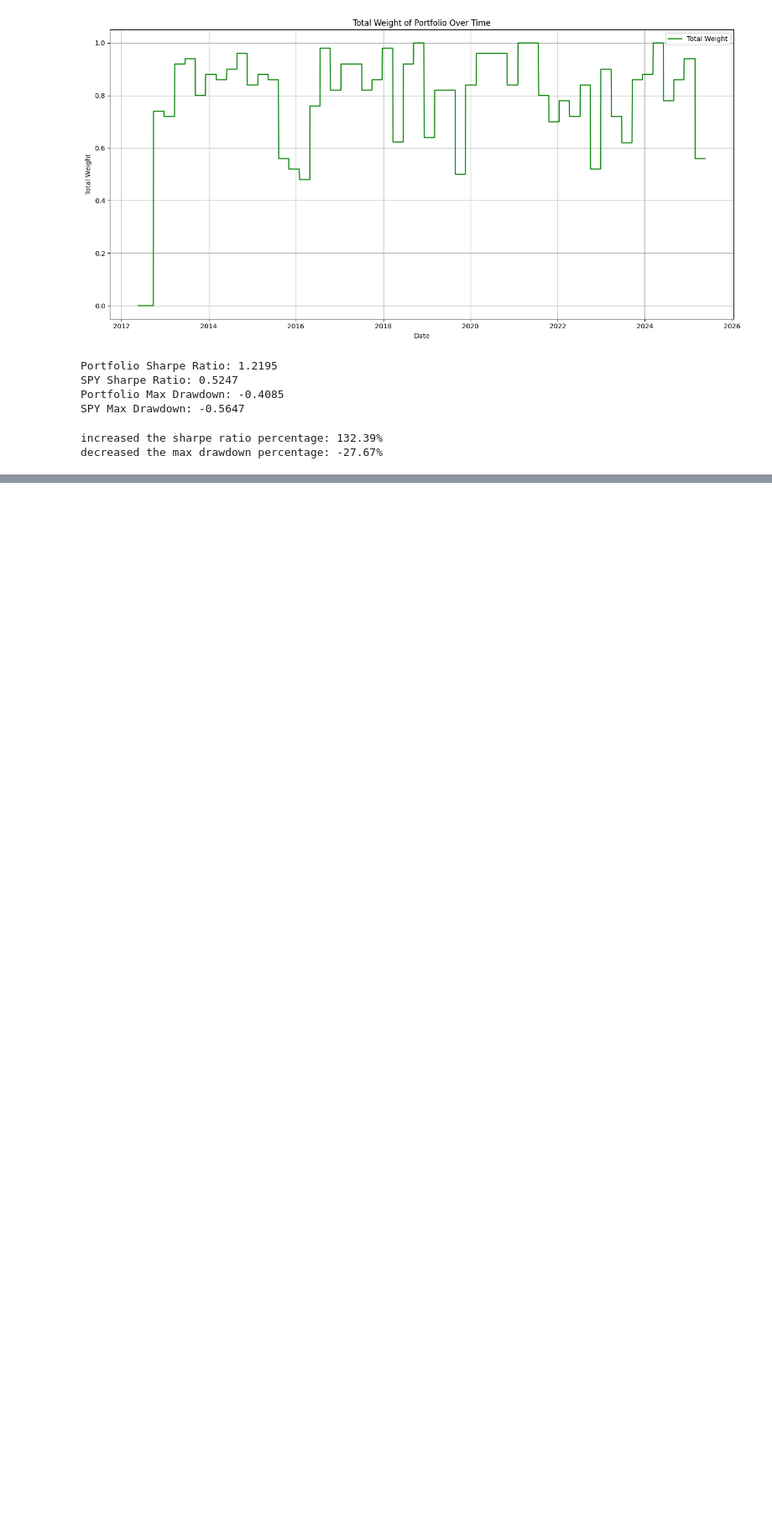
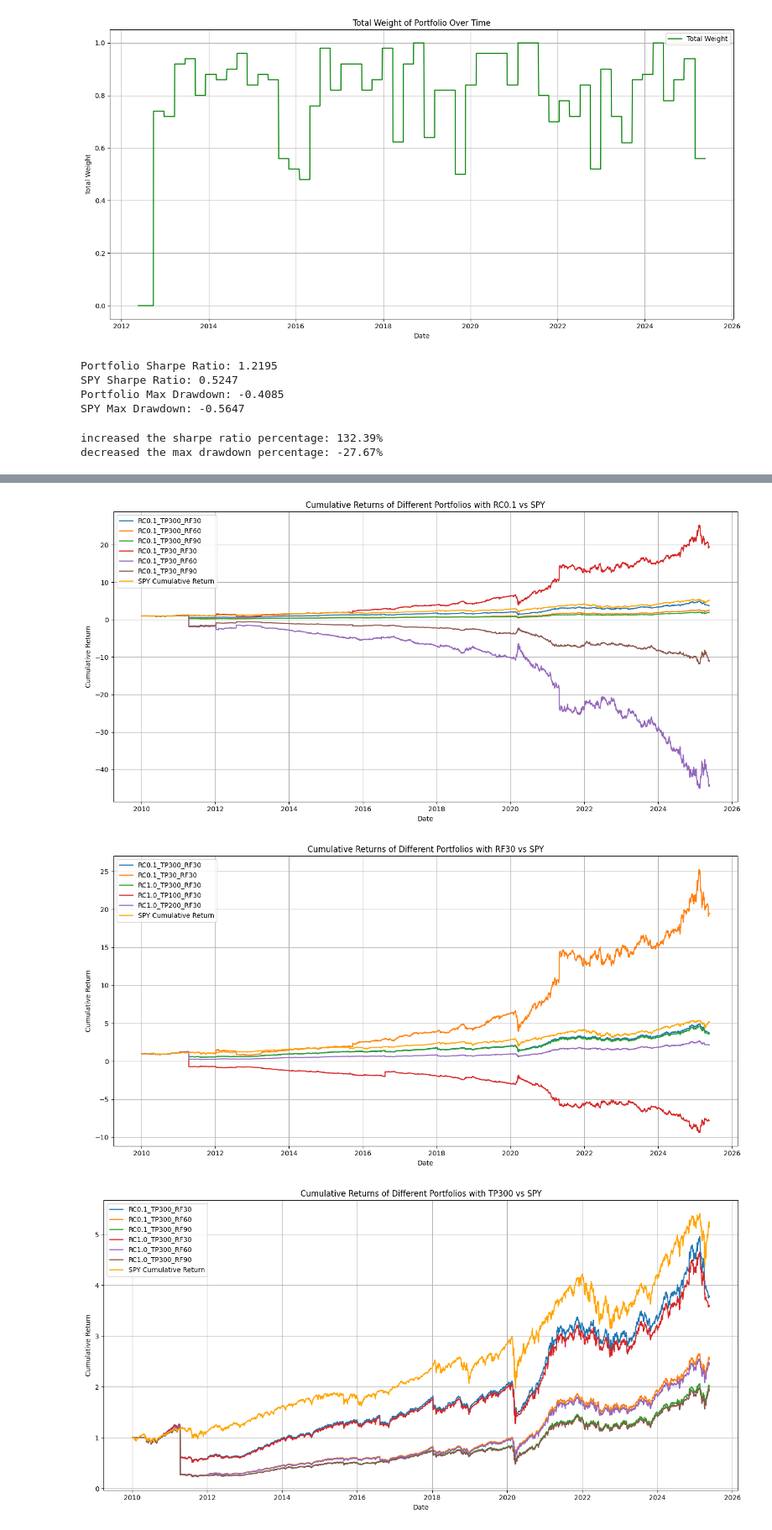
Before and after one commit to mashroor10/PorfolioManager, a Jupyter notebook: TestJptrs/PortofolioManager/caclulatingReturns.ipynb, the cells around one changed output, grey strips where cells are left out. Shown at 84% size. Cells and saved outputs as stored; diff of their text form; code cells hidden in the pictures; blank space fills up the shorter version.

```diff
--- a/TestJptrs/PortofolioManager/caclulatingReturns.ipynb
+++ b/TestJptrs/PortofolioManager/caclulatingReturns.ipynb
@@ -287,0 +337,25 @@ with open('portfolio_columns.txt', 'w') as f:
+# %%
+def plotSubSectionPortfolio(allReturnsDf, spyEODData, condition):
+    plt.figure(figsize=(14, 7))
+    for column in allReturnsDf.columns:
+        #if the column contains the string 'RC0.1' then plot it
+        if condition in column:
+            plt.plot(allReturns.index, allReturns[column], label=column)
+    plt.plot(spyEODData.index, (1 + spyEODData['returns']).cumprod(), label='SPY Cumulative Return', color='orange')
+    plt.title(f'Cumulative Returns of Different Portfolios with {condition} vs SPY')
+    plt.xlabel('Date')
+    plt.ylabel('Cumulative Return')
+    plt.legend()
+    plt.grid()
+    plt.tight_layout()
+    plt.savefig('all_cumulative_returns.png')
+    plt.show()
+
+plotSubSectionPortfolio(allReturns, spy_eod_data, 'RC0.1') #low Risk Coefficient
+plotSubSectionPortfolio(allReturns, spy_eod_data, 'RF30')  #low Rebalance Frequency
+plotSubSectionPortfolio(allReturns, spy_eod_data, 'TP300')  #high Top Pairs
+plotSubSectionPortfolio(allReturns, spy_eod_data, 'TP100')  #medium Top Pairs
+# %% [output]
+[figure, added]
+[figure, added]
+[figure, added]
```
Also changed, not shown: parts of 7 cells of this notebook, 26 other files.
